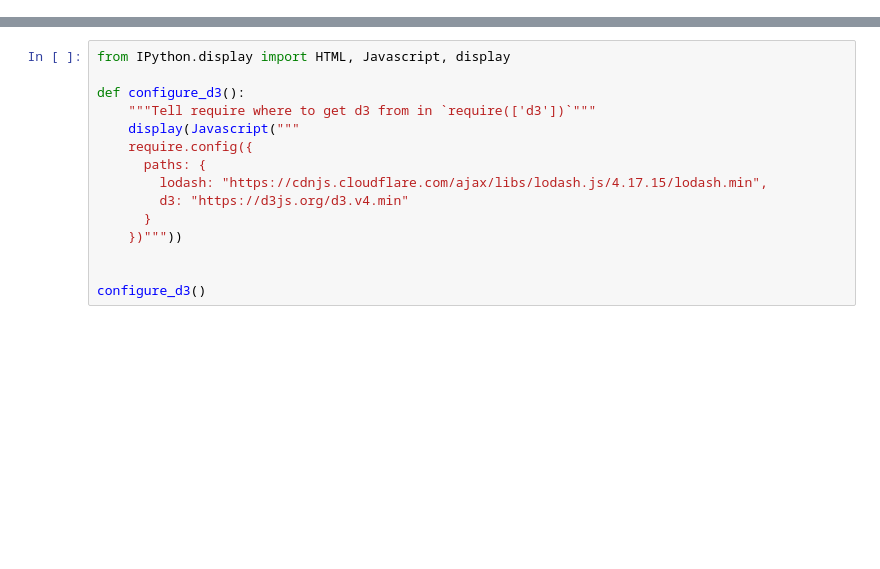
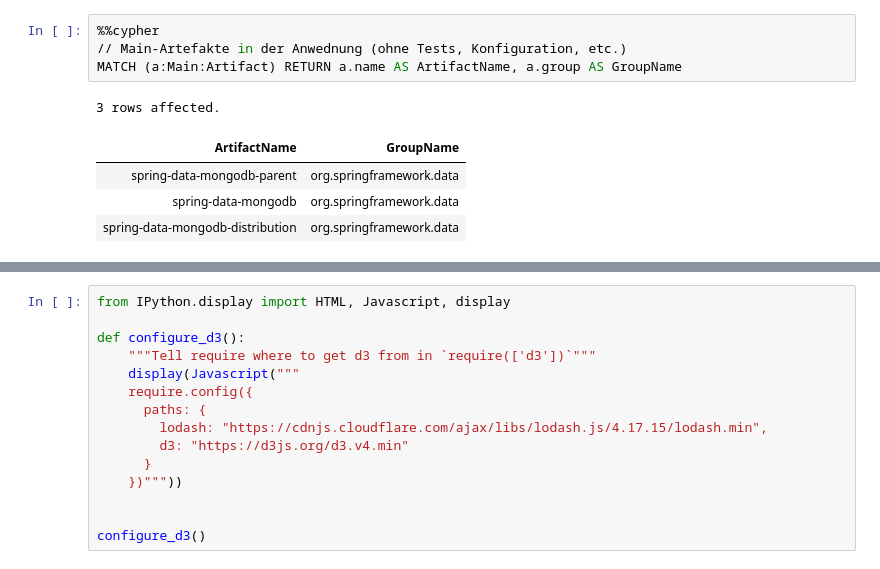
Before and after one commit to softvis-research/expert-analysis, a Jupyter notebook: 0-fachliche-komponenten.ipynb, the cells around one changed output, grey strips where cells are left out. Saved outputs shown, nothing was run; the diff lists cells and outputs as text; blank space fills up the shorter version.

```diff
--- a/0-fachliche-komponenten.ipynb
+++ b/0-fachliche-komponenten.ipynb
@@ -7,0 +52,10 @@ from IPython.core.display import display, HTML
+# %%
+%%cypher
+// Main-Artefakte in der Anwednung (ohne Tests, Konfiguration, etc.)
+MATCH (a:Main:Artifact) RETURN a.name AS ArtifactName, a.group AS GroupName
+# %% [output]
+3 rows affected.
+| ArtifactName | GroupName |
+| spring-data-mongodb-parent | org.springframework.data |
+| spring-data-mongodb | org.springframework.data |
+| spring-data-mongodb-distribution | org.springframework.data |
```
Also changed, not shown: parts of 59 cells of this notebook.
